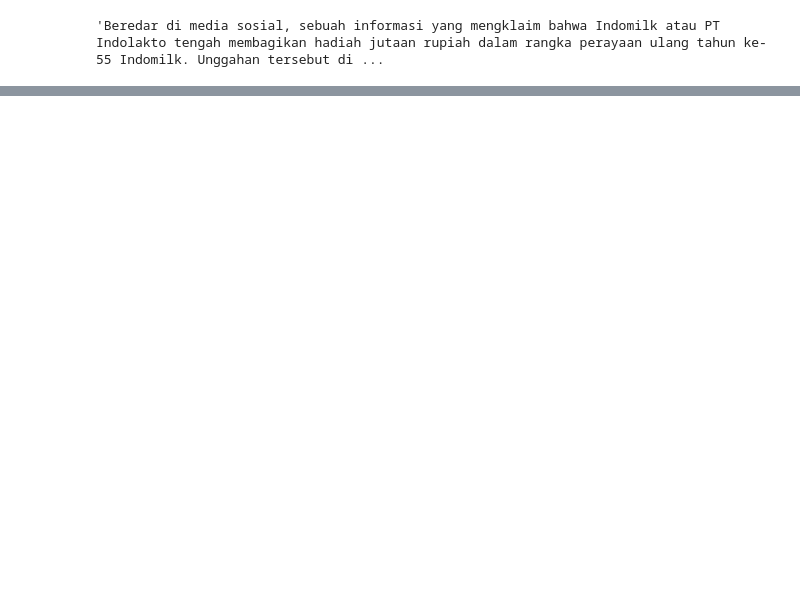
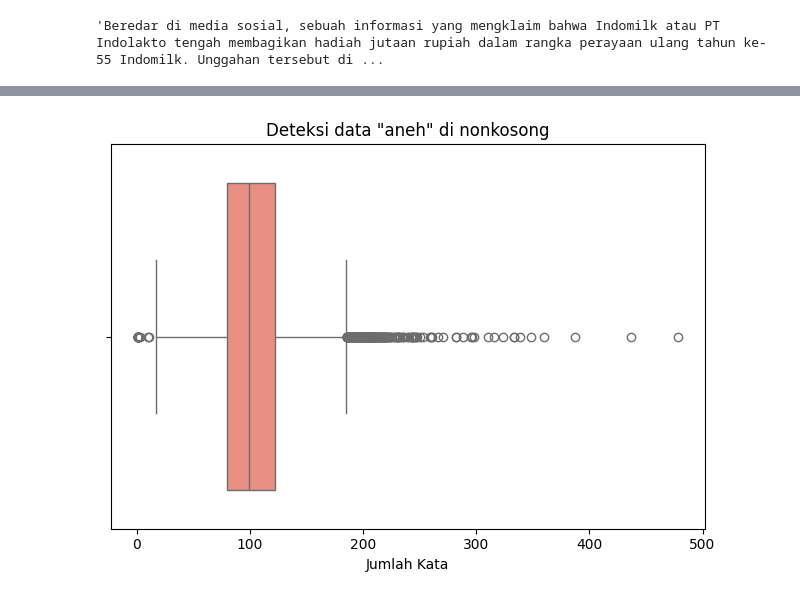
Before and after one commit to imdipo/capstone-AITF-komdigi, a Jupyter notebook: Cleaning/bersihin.ipynb, the cells around one changed output, grey strips where cells are left out. Saved outputs shown, nothing was run; the diff lists cells and outputs as text; code cells hidden in the pictures; blank space fills up the shorter version.

```diff
--- a/Cleaning/bersihin.ipynb
+++ b/Cleaning/bersihin.ipynb
@@ -17,3 +19,6 @@ data
 | 16945 | Foto Pemain Timnas Bulgaria Tiba ... | Beredar sebuah unggahan di media ... | hoax |
 | 16946 | Tautan Pendaftaran Pemutihan Dend... | Beredar unggahan di media sosial ... | hoax |
 16947 rows × 3 columns
+# %%
+data_revisi = pd.read_csv("main-data/data disinformasi-hoaks V2 - revisi label.csv")
+print(len(data_revisi))
@@ -31,9 +46,3 @@ dtype: int64
 # %%
 data_kosong = data[data["content"].isna()]
 data_nonkosong = data[data["content"].notna()]
-# %%
-data_nonkosong["banyak_kata_content"] = data_nonkosong["content"].str.split().str.len()
-data_kosong["banyak_kata_title"] = data_kosong["title"].str.split().str.len()
-
-# buat judul
-data_nonkosong["banyak_kata_title"] = data_nonkosong["title"].str.split().str.len()
@@ -93,0 +129,20 @@ anomali
+# %%
+import re
+
+def clean_title(text):
+    if not isinstance(text, str): return ""
+    quotes_variants = r'["\'“”‘’„‟«»`]'
+    text = re.sub(quotes_variants, '', text)
+    text = text.strip()
+    text = " ".join(text.split())
+
+    return text
+
+# nyoba
+judul_kotor = '"Akun WhatsApp Mengatasnamakan Kadis Peternakan dan Kesehatan Hewan Lebak Banten Rahmat Yuniar, SP., M.Si."'
+
+print("sebelum:", judul_kotor)
+print("sesudah:", clean_title(judul_kotor))
+
+data_nonkosong['clean_title'] = data_nonkosong['title'].apply(clean_title)
+data_kosong['clean_title'] = data_kosong['title'].apply(clean_title)
@@ -93,0 +168,18 @@ anomali
+# %%
+data_nonkosong["banyak_kata_content"] = data_nonkosong["content_clean"].str.split().str.len()
+data_nonkosong["banyak_kata_title"] = data_nonkosong["clean_title"].str.split().str.len()
+
+# buat yang content kosong, cek panjang judul
+data_kosong["banyak_kata_title"] = data_kosong["clean_title"].str.split().str.len()
+# %%
+import matplotlib.pyplot as plt
+import seaborn as sns
+
+sns.boxplot(x=data_nonkosong['banyak_kata_content'], color='salmon')
+plt.title('Deteksi data "aneh" di nonkosong')
+plt.xlabel('Jumlah Kata')
+
+plt.tight_layout()
+plt.show()
+# %% [output]
+[figure, added]
```
Also changed, not shown: parts of 84 cells of this notebook.
